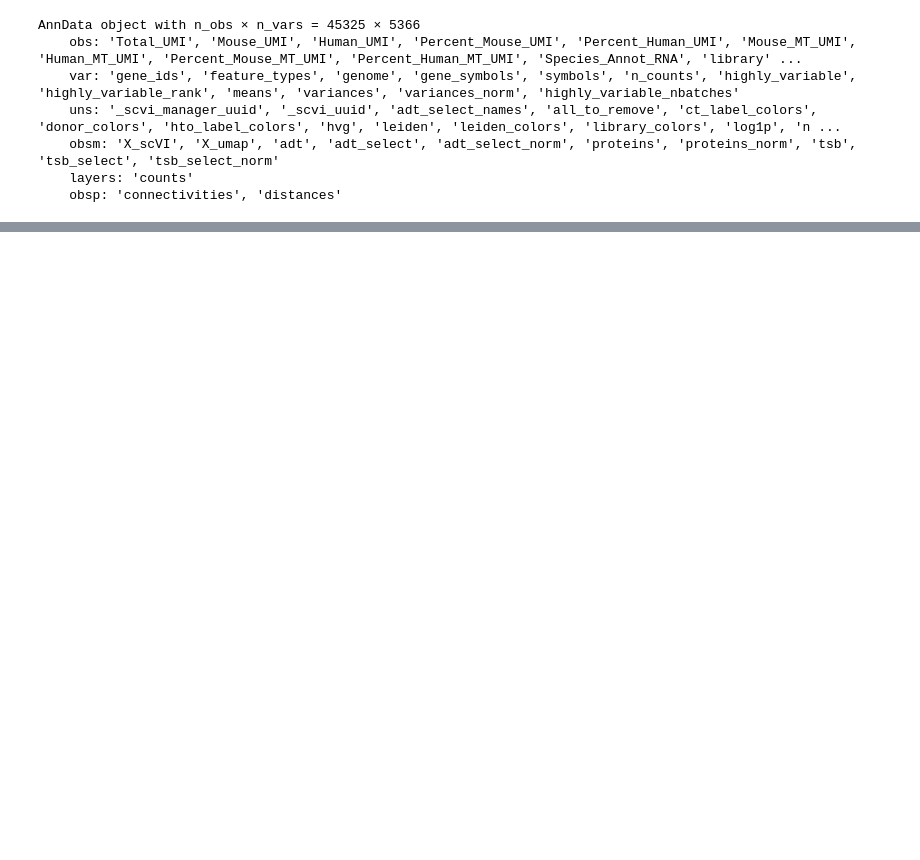
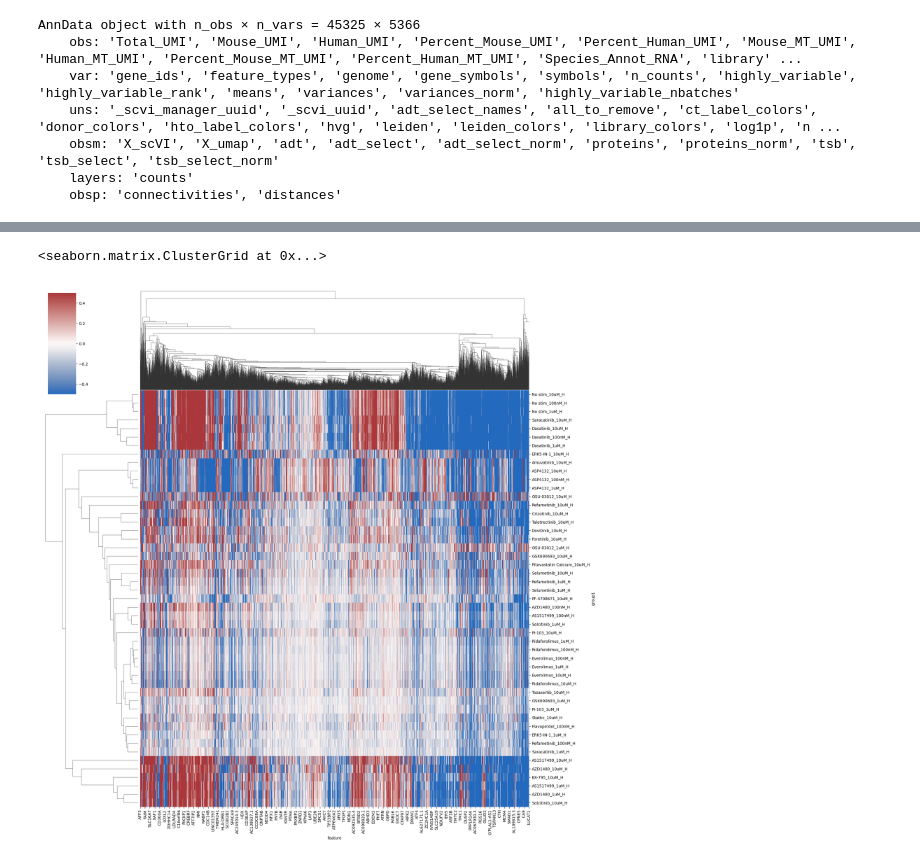
Before and after one commit to Genentech/MoCAVI, a Jupyter notebook: entry_points/kinase-analysis.ipynb, the cells around one changed output, grey strips where cells are left out. Saved outputs shown, nothing was run; the diff lists cells and outputs as text; code cells hidden in the pictures; blank space fills up the shorter version.

```diff
--- a/entry_points/kinase-analysis.ipynb
+++ b/entry_points/kinase-analysis.ipynb
@@ -162,0 +242,7 @@ sc.pl.embedding(
+# %%
+lfc_treatment = res.pivot(index="group1", columns="feature", values="lfc_median")
+# %%
+sns.clustermap(lfc_treatment, cmap="vlag", center=0, vmax=0.5, vmin=-0.5, figsize=(20, 20))
+# %% [output]
+<seaborn.matrix.ClusterGrid at 0x...>
+[figure, added]
```
Also changed, not shown: parts of 12 cells of this notebook, 2 other files.
